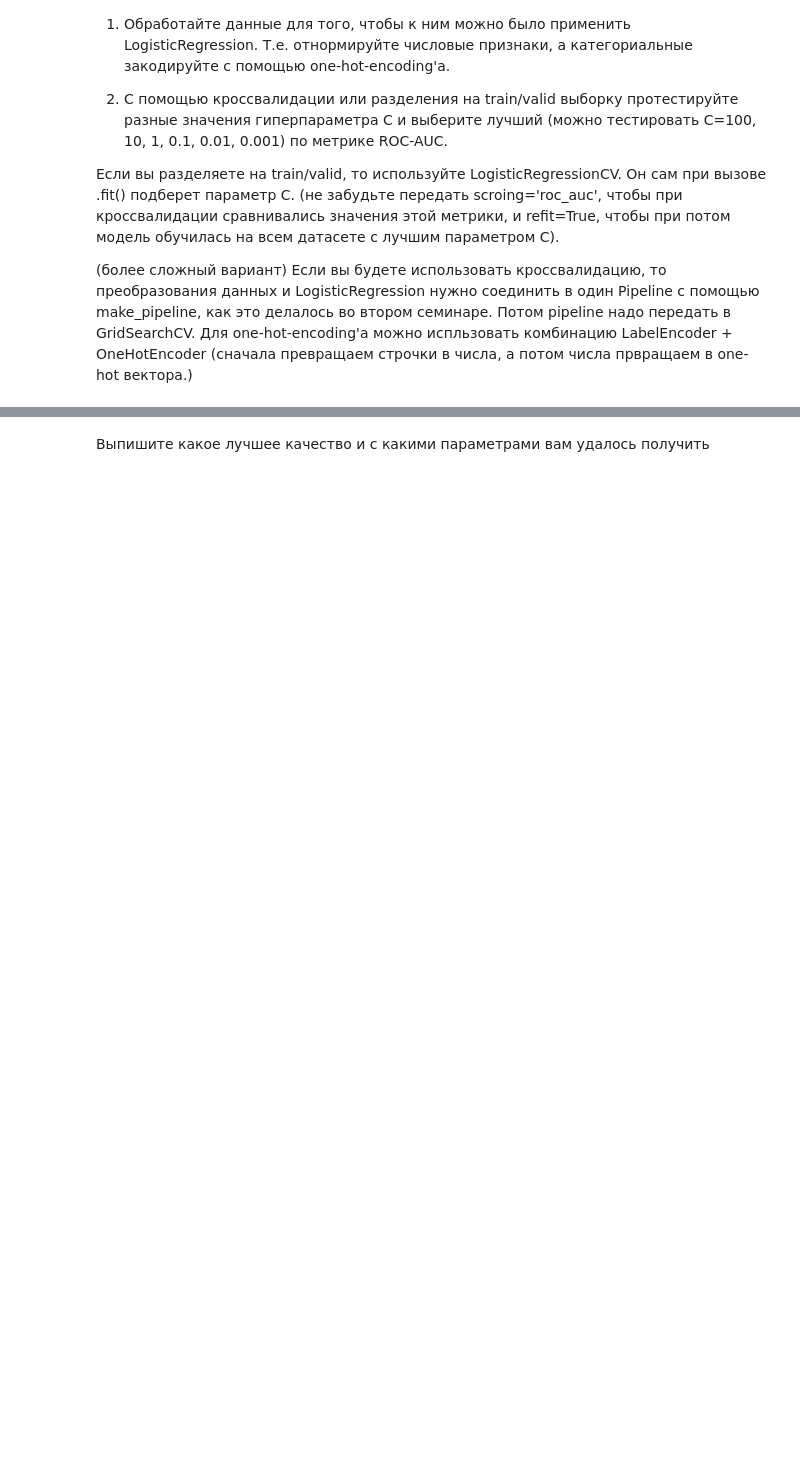
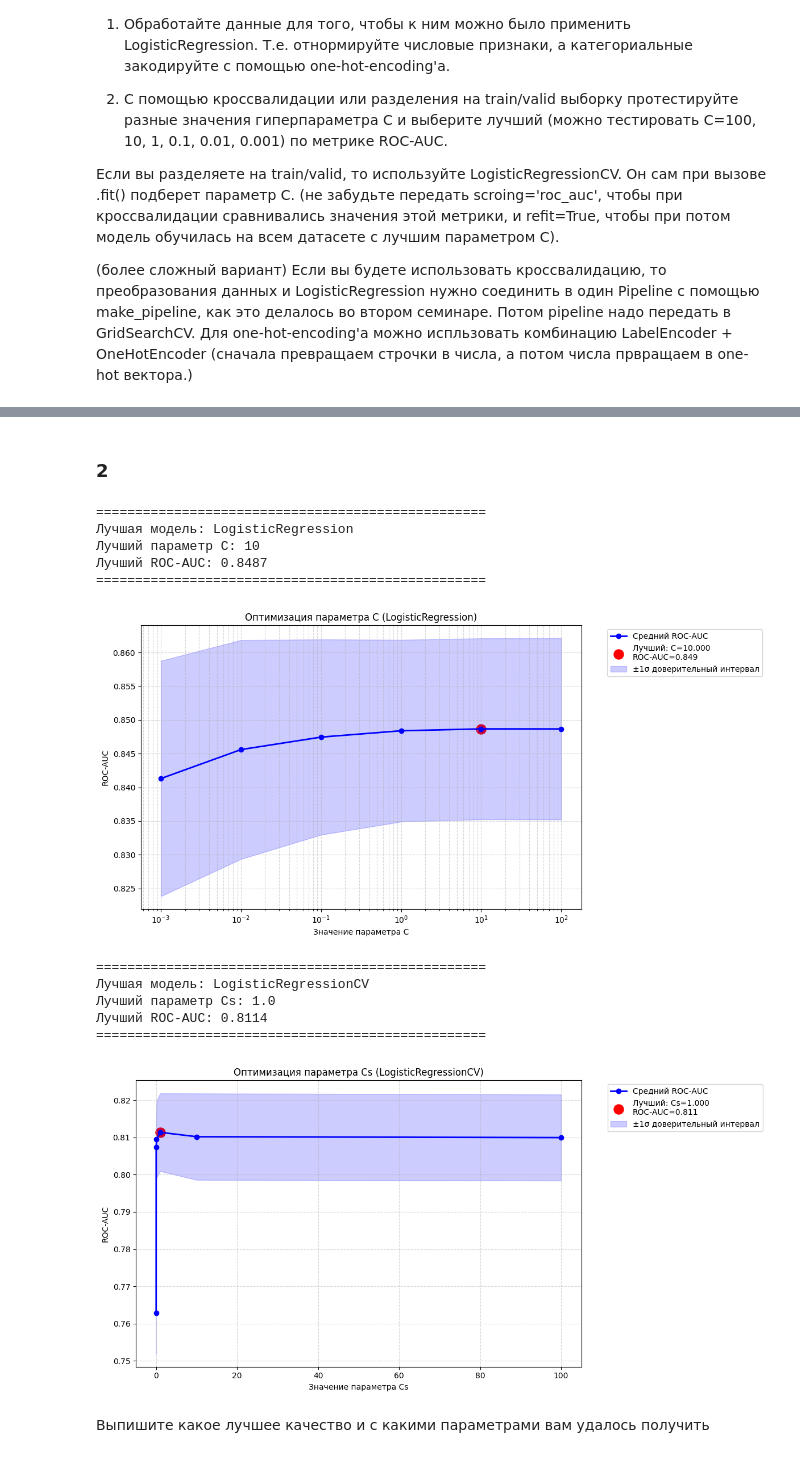
Before and after one commit to episode16/Py, a Jupyter notebook: DLS_mipt/week_03_composition_model_selection/hw_3_kaggle_ipynb.ipynb, the cells around one changed output, grey strips where cells are left out. Cells and saved outputs as stored; diff of their text form; code cells hidden in the pictures; blank space fills up the shorter version.

Commit message:
upd: LogisticRegression & LogisticRegressionCV comparison

```diff
--- a/DLS_mipt/week_03_composition_model_selection/hw_3_kaggle_ipynb.ipynb
+++ b/DLS_mipt/week_03_composition_model_selection/hw_3_kaggle_ipynb.ipynb
@@ -348,0 +353,3 @@ from sklearn.pipeline import make_pipeline
+# %%
+scaler = StandardScaler()
+df[num_cols] = scaler.fit_transform(df[num_cols])
@@ -348,0 +358,15 @@ from sklearn.pipeline import make_pipeline
+# %%
+encoder = OneHotEncoder(sparse_output=False, handle_unknown='ignore')
+
+one_hot_encoded = encoder.fit_transform(df[cat_cols])
+
+one_hot_df = pd.DataFrame(one_hot_encoded, columns=encoder.get_feature_names_out(cat_cols), index=df.index
+                          )
+
+one_hot_df.head()
+
+df_encoded = pd.concat([df, one_hot_df], axis=1)
+
+df_encoded = df_encoded.drop(cat_cols, axis=1)
+
+df_encoded
@@ -348,0 +387,8 @@ from sklearn.pipeline import make_pipeline
+# %% [markdown]
+### 2
+# %%
+X = df_encoded.drop(columns=['Churn']).values
+y = df_encoded['Churn'].values
+
+
+X_train, X_test, y_train, y_test = train_test_split(X, y, shuffle=True, test_size=0.2, random_state=42)
@@ -349,2 +501,29 @@ from sklearn.pipeline import make_pipeline
+# %%
+models = [LogisticRegression(), LogisticRegressionCV()]
+param_names = ['C', 'Cs']
+grids = [
+    [100, 10, 1, 0.1, 0.01, 0.001],
+    [100, 10, 1, 0.1, 0.01, 0.001]
+]
+param_scales = ['log', 'ordinary']
+# %%
+for model, param_name, grid, param_scale in zip(models,
+                                                param_names,
+                                                grids,
+                                                param_scales):
+    search_and_draw(X_train, y_train, model, param_name, grid, param_scale)
+# %% [output]
+==================================================
+Лучшая модель: LogisticRegression
+Лучший параметр C: 10
+Лучший ROC-AUC: 0.8487
+==================================================
+[figure, added]
+==================================================
+Лучшая модель: LogisticRegressionCV
+Лучший параметр Cs: 1.0
+Лучший ROC-AUC: 0.8114
+==================================================
+[figure, added]
 # %% [markdown]
 Выпишите какое лучшее качество и с какими параметрами вам удалось получить
```
Also changed, not shown: parts of 7 cells of this notebook.
